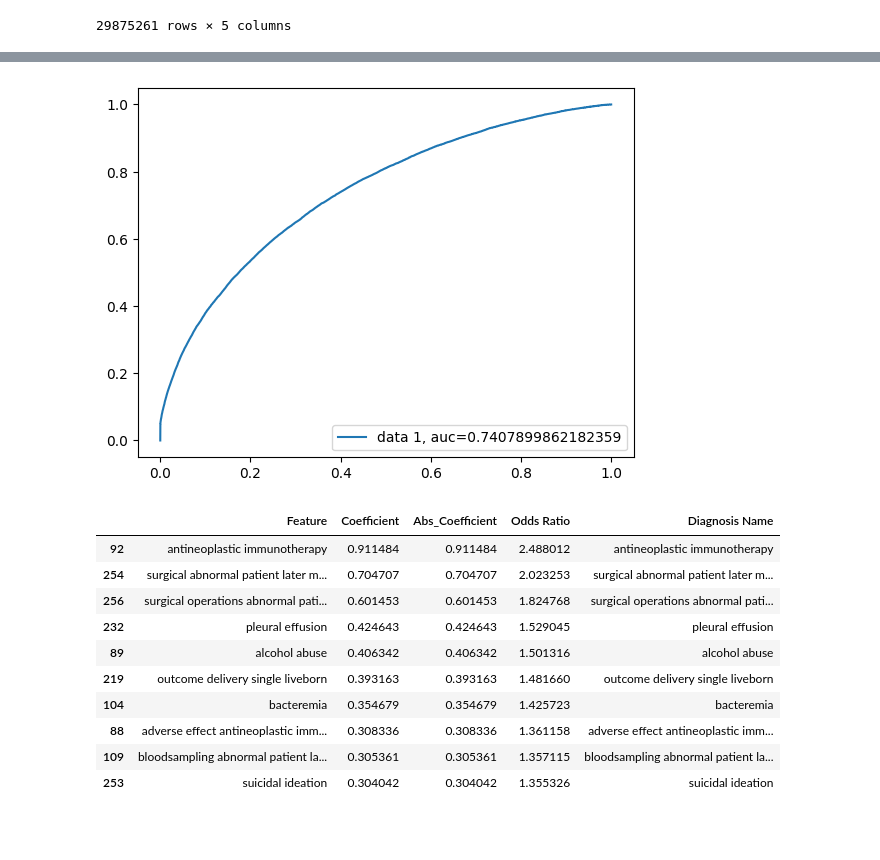
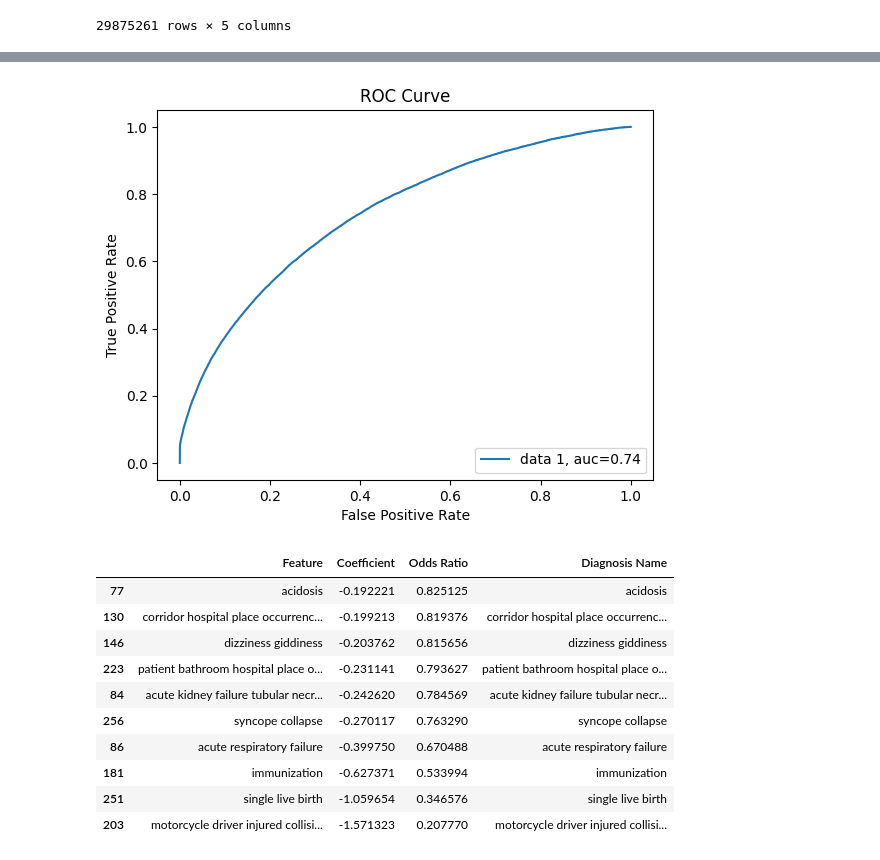
Before and after one commit to saaqib-m/patient-readmission, a Jupyter notebook: Patient-Readmission-LR-Notebook-v2.ipynb, the cells around one changed output, grey strips where cells are left out. Drawn from its saved outputs; the diff is of its cells as text; code cells hidden in the pictures; blank space fills up the shorter version.

Commit message:
Model Completed

```diff
--- a/Patient-Readmission-LR-Notebook-v2.ipynb
+++ b/Patient-Readmission-LR-Notebook-v2.ipynb
@@ -315,5 +382,5 @@ df_admit_diagnosis_encoded.head()
 # %%
-df_admit_diagnosis_encoded.drop(columns=['diagnosis_converted','procedure_converted'], inplace= True)
+df_admit_diagnosis_encoded.drop(columns=['diagnosis_converted','procedure_converted','gender'], inplace= True)
 # %%
 print("Length of Original Data: ",len(df_admit_diagnosis_encoded))
 print("Length of Data After MLB: ",len(df_admit_diagnosis_encoded))
@@ -458,8 +527,18 @@ y = df_full_dataset.readmission
 # %%
 X_train, X_test, y_train, y_test = train_test_split(X, y, test_size=0.25, random_state=42)
 # %%
-logreg = LogisticRegression(penalty= 'l1',solver='liblinear', class_weight='balanced', random_state=42, max_iter=1000)
+logreg = LogisticRegression(penalty= 'l1',solver='liblinear', random_state=42, max_iter=1000)
 
-# fit the model with data
-logreg.fit(X_train, y_train)
-y_pred = logreg.predict(X_test)
+param_grid = {
+    'class_weight': [
+        {0: 1, 1: 5},
+        {0: 1, 1: 10},
+        {0: 1, 1: 20},
+    ]
+}
+scorer = make_scorer(f1_score)
+# %%
+grid = GridSearchCV(logreg, param_grid, scoring=scorer, cv=3, n_jobs= -2)  # 3-fold CV
+grid.fit(X_train, y_train)
+print("Best class weight:", grid.best_params_)
+print("Best F1 score:", grid.best_score_)
@@ -466,3 +548,9 @@ y_pred = logreg.predict(X_test)
+# %%
+logreg = LogisticRegression(penalty= 'l1',solver='liblinear', class_weight = {0: 1, 1: 5}, random_state=42, max_iter=1000)
+
+# fit the model with data
+logreg.fit(X_train, y_train)
+y_pred = logreg.predict(X_test)
 # %%
 cnf_matrix = metrics.confusion_matrix(y_test, y_pred)
 cnf_matrix
@@ -508,12 +596,15 @@ Specificity = 0.98
 # %%
 y_pred_proba = logreg.predict_proba(X_test)[::,1] # gets confidence level for each prediction
 fpr, tpr, _ = metrics.roc_curve(y_test,  y_pred_proba)
 auc = metrics.roc_auc_score(y_test, y_pred_proba)
-plt.plot(fpr,tpr,label="data 1, auc="+str(auc))
+plt.plot(fpr,tpr,label="data 1, auc="+str(round(auc,2)))
 plt.legend(loc=4)
+plt.title('ROC Curve')
+plt.xlabel('False Positive Rate')
+plt.ylabel('True Positive Rate')
 plt.show()
 # %% [output]
-[figure, old version]
+[figure, new version]
 # %%
 coef = logreg.coef_[0]  # For binary classification
 feature_names = X_train.columns
@@ -549,21 +639,20 @@ for idx, row in coef_df.iterrows():
     if feature in medication_lookup:
         coef_df.at[idx, 'Medication Name'] = feature
 # %%
-coef_df_diagnosis = coef_df[['Feature','Coefficient','Abs_Coefficient','Odds Ratio','Diagnosis Name']].sort_values(by=['Odds Ratio','Diagnosis Name'], ascending=False)
-# Filter to keep only non-blank 'Diagnosis Name'
+coef_df_diagnosis = coef_df[['Feature','Coefficient','Odds Ratio','Diagnosis Name']].sort_values(by=['Odds Ratio','Diagnosis Name'], ascending=False)
 coef_df_diagnosis = coef_df_diagnosis[coef_df_diagnosis['Diagnosis Name'].notna() & (coef_df_diagnosis['Diagnosis Name'] != '')]
 pd.set_option('max_colwidth', 400)
 coef_df_diagnosis.head(10)
 # %% [output]
-|  | Feature | Coefficient | Abs_Coefficient | Odds Ratio | Diagnosis Name |
-| 92 | antineoplastic immunotherapy | 0.911484 | 0.911484 | 2.488012 | antineoplastic immunotherapy |
-| 254 | surgical abnormal patient later m... | 0.704707 | 0.704707 | 2.023253 | surgical abnormal patient later m... |
-| 256 | surgical operations abnormal pati... | 0.601453 | 0.601453 | 1.824768 | surgical operations abnormal pati... |
-| 232 | pleural effusion | 0.424643 | 0.424643 | 1.529045 | pleural effusion |
-| 89 | alcohol abuse | 0.406342 | 0.406342 | 1.501316 | alcohol abuse |
-| 219 | outcome delivery single liveborn | 0.393163 | 0.393163 | 1.481660 | outcome delivery single liveborn |
-| 104 | bacteremia | 0.354679 | 0.354679 | 1.425723 | bacteremia |
-| 88 | adverse effect antineoplastic imm... | 0.308336 | 0.308336 | 1.361158 | adverse effect antineoplastic imm... |
-| 109 | bloodsampling abnormal patient la... | 0.305361 | 0.305361 | 1.357115 | bloodsampling abnormal patient la... |
-| 253 | suicidal ideation | 0.304042 | 0.304042 | 1.355326 | suicidal ideation |
+|  | Feature | Coefficient | Odds Ratio | Diagnosis Name |
+| 77 | acidosis | -0.192221 | 0.825125 | acidosis |
+| 130 | corridor hospital place occurrenc... | -0.199213 | 0.819376 | corridor hospital place occurrenc... |
+| 146 | dizziness giddiness | -0.203762 | 0.815656 | dizziness giddiness |
+| 223 | patient bathroom hospital place o... | -0.231141 | 0.793627 | patient bathroom hospital place o... |
+| 84 | acute kidney failure tubular necr... | -0.242620 | 0.784569 | acute kidney failure tubular necr... |
+| 256 | syncope collapse | -0.270117 | 0.763290 | syncope collapse |
+| 86 | acute respiratory failure | -0.399750 | 0.670488 | acute respiratory failure |
+| 181 | immunization | -0.627371 | 0.533994 | immunization |
+| 251 | single live birth | -1.059654 | 0.346576 | single live birth |
+| 203 | motorcycle driver injured collisi... | -1.571323 | 0.207770 | motorcycle driver injured collisi... |
 # %%
```
Also changed, not shown: parts of 33 cells of this notebook, 1 other file.
